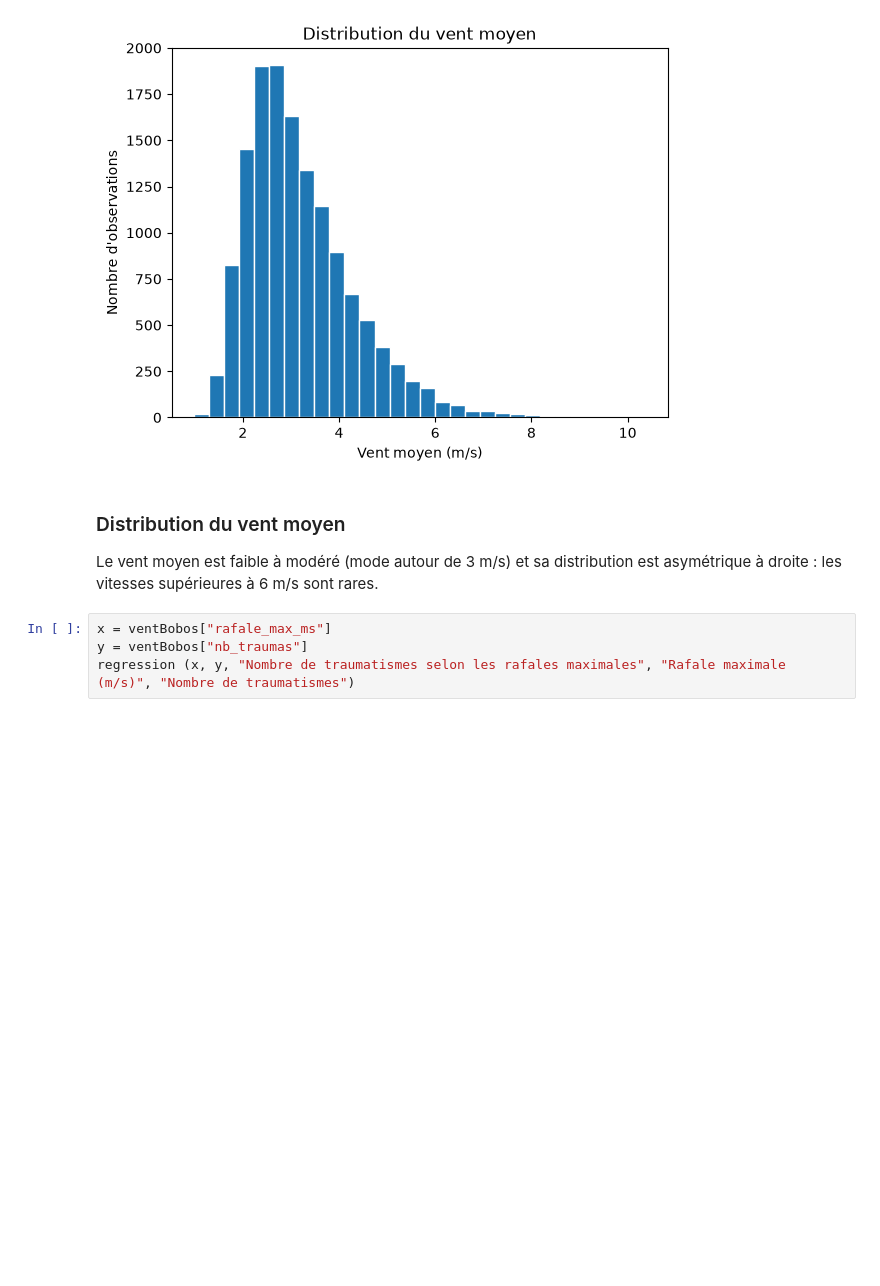
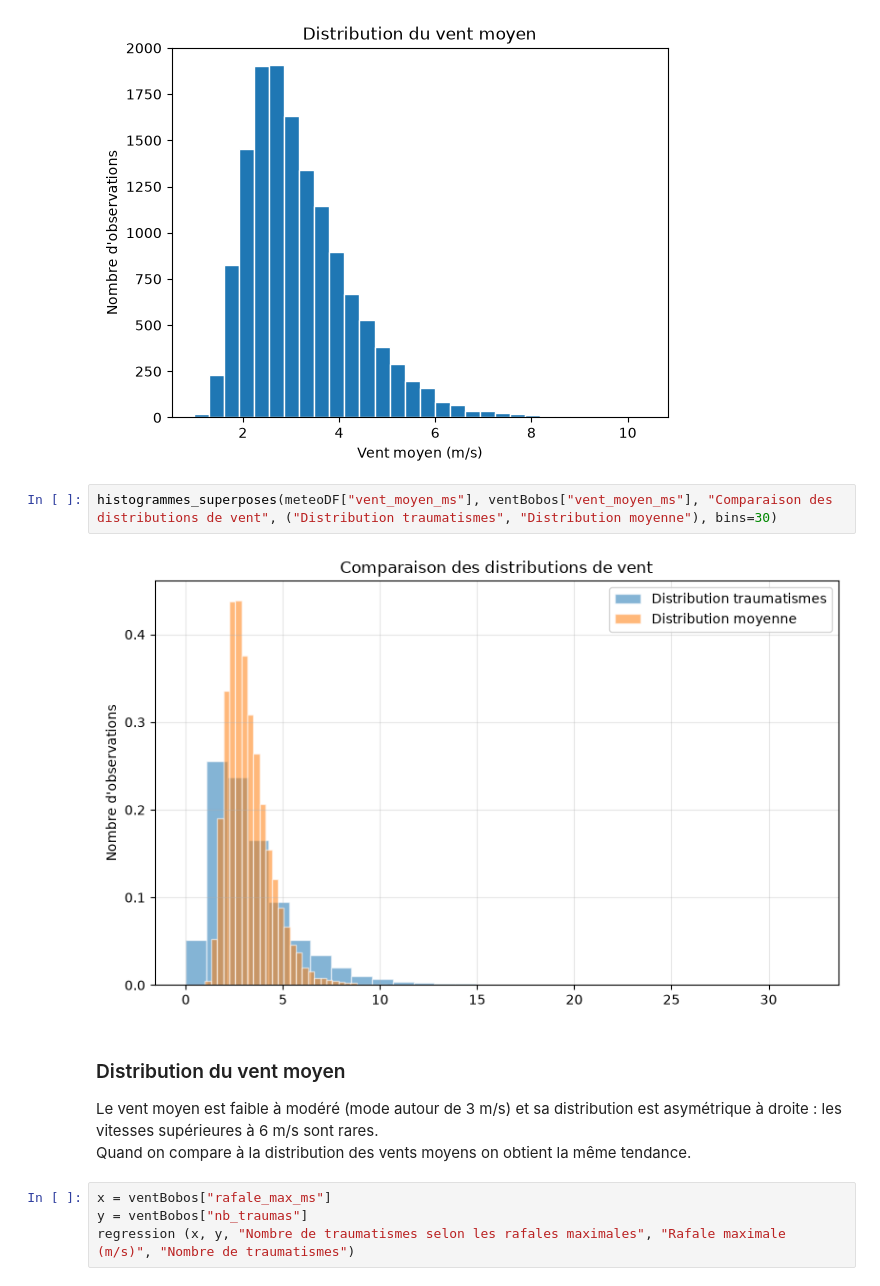
Before and after one commit to jadevalade2/projet_python_datascience_2AS1, a Jupyter notebook: rapport.ipynb, the cells around one changed output. Drawn from its saved outputs; the diff is of its cells as text; blank space fills up the shorter version.

```diff
--- a/rapport.ipynb
+++ b/rapport.ipynb
@@ -438,10 +438,15 @@ x = ventBobos["vent_moyen_ms"]
 histogramme(x, "Distribution du vent moyen", "Vent moyen (m/s)")
 # %% [output]
 [figure]
+# %%
+histogrammes_superposes(meteoDF["vent_moyen_ms"], ventBobos["vent_moyen_ms"], "Comparaison des distributions de vent", ("Distribution traumatismes", "Distribution moyenne"), bins=30)
+# %% [output]
+[figure, added]
 # %% [markdown]
 ### Distribution du vent moyen
 
-Le vent moyen est faible à modéré (mode autour de 3 m/s) et sa distribution est asymétrique à droite : les vitesses supérieures à 6 m/s sont rares.
+Le vent moyen est faible à modéré (mode autour de 3 m/s) et sa distribution est asymétrique à droite : les vitesses supérieures à 6 m/s sont rares. \
+Quand on compare à la distribution des vents moyens on obtient la même tendance.
 # %%
 x = ventBobos["rafale_max_ms"]
 y = ventBobos["nb_traumas"]
```
Also changed, not shown: parts of 5 cells of this notebook, 1 other file.
